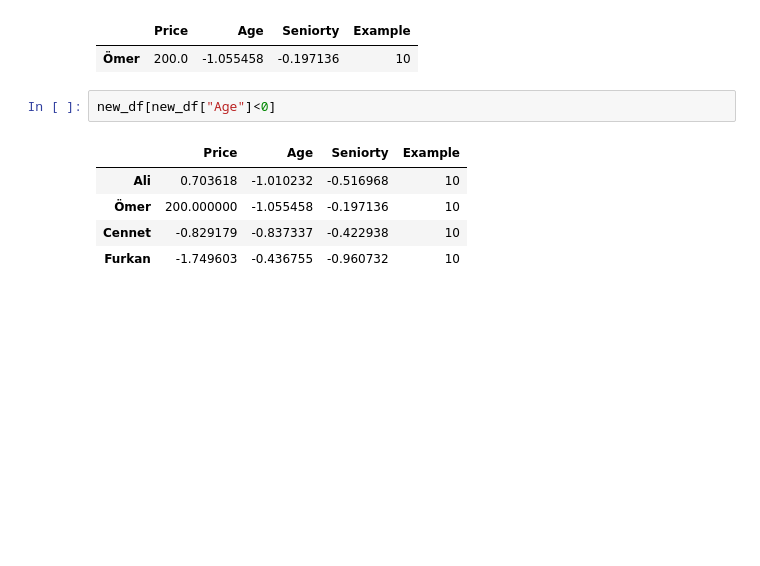
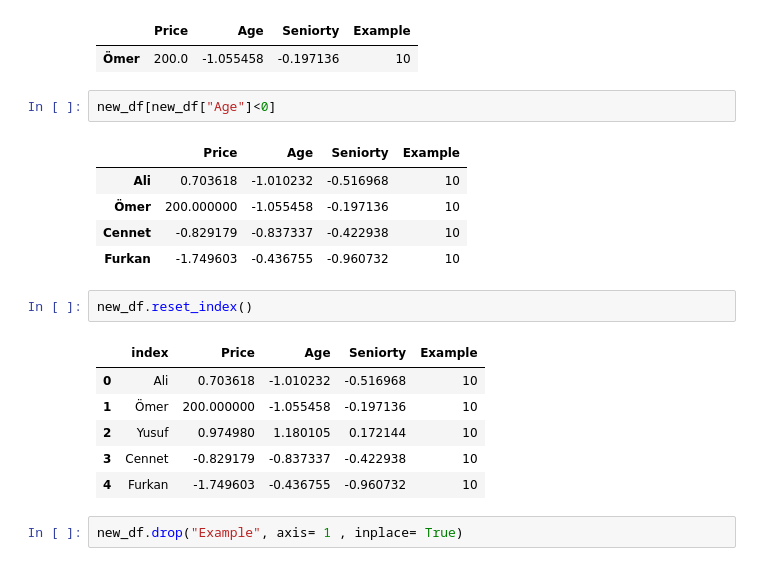
Before and after one commit to omerrkazakk/Data-Science, a Jupyter notebook: 5-PandasDataframe.ipynb, the cells around one changed output. Drawn from its saved outputs; the diff is of its cells as text; blank space fills up the shorter version.

Commit message:
Example applications regarding dataframe indexing logic were carried out using the Pandas library.

```diff
--- a/5-PandasDataframe.ipynb
+++ b/5-PandasDataframe.ipynb
@@ -214,3 +214,14 @@ new_df[new_df["Age"]<0]
 | Ömer | 200.000000 | -1.055458 | -0.197136 | 10 |
 | Cennet | -0.829179 | -0.837337 | -0.422938 | 10 |
 | Furkan | -1.749603 | -0.436755 | -0.960732 | 10 |
+# %%
+new_df.reset_index()
+# %% [output]
+|  | index | Price | Age | Seniorty | Example |
+| 0 | Ali | 0.703618 | -1.010232 | -0.516968 | 10 |
+| 1 | Ömer | 200.000000 | -1.055458 | -0.197136 | 10 |
+| 2 | Yusuf | 0.974980 | 1.180105 | 0.172144 | 10 |
+| 3 | Cennet | -0.829179 | -0.837337 | -0.422938 | 10 |
+| 4 | Furkan | -1.749603 | -0.436755 | -0.960732 | 10 |
+# %%
+new_df.drop("Example", axis= 1 , inplace= True)
```
Also changed, not shown: parts of 20 cells of this notebook.
